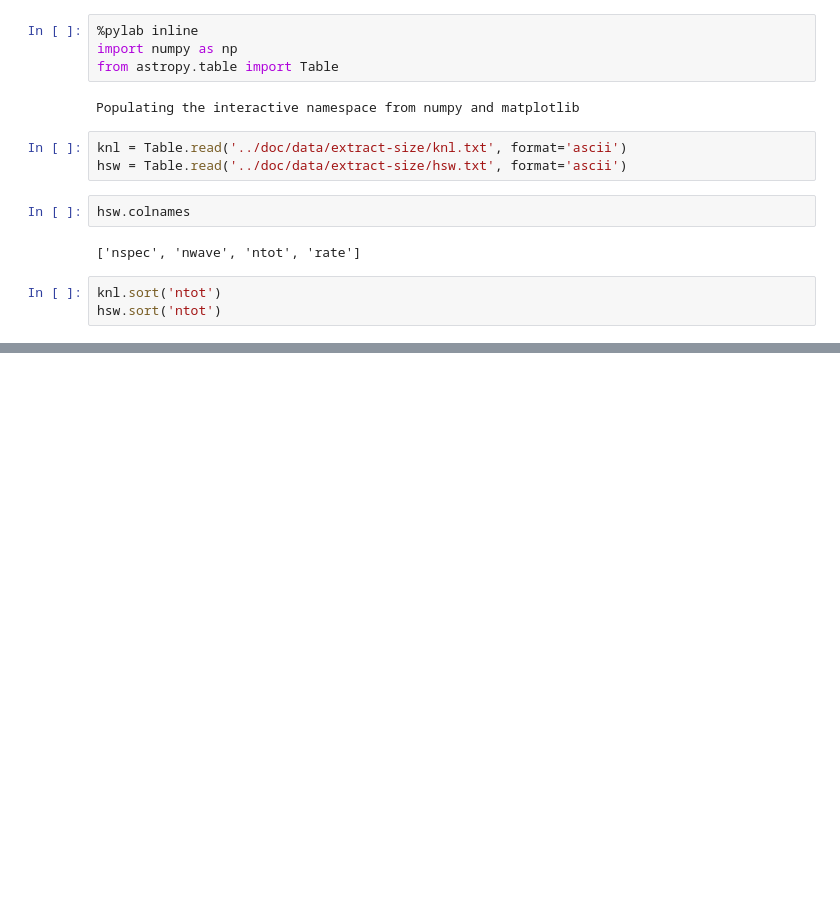
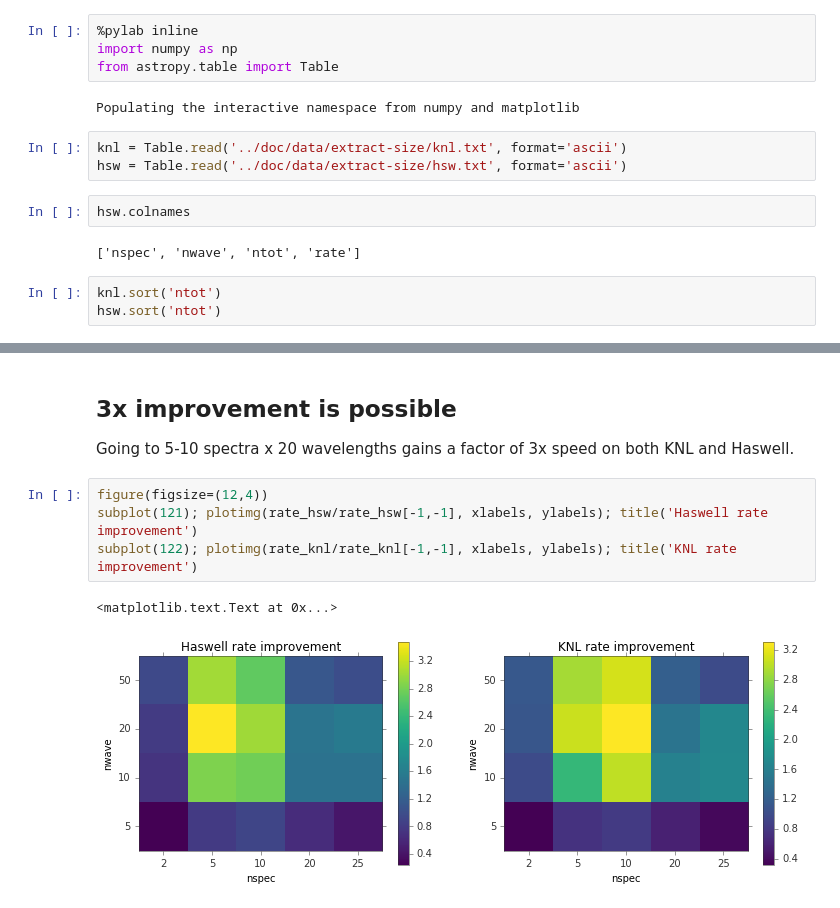
Before and after one commit to sbailey/knltest, a Jupyter notebook: doc/extract-size.ipynb, the cells around one changed output, grey strips where cells are left out. Saved outputs shown, nothing was run; the diff lists cells and outputs as text; blank space fills up the shorter version.

```diff
--- a/doc/extract-size.ipynb
+++ b/doc/extract-size.ipynb
@@ -79,0 +74,11 @@ xlabel('nwave')
+# %% [markdown]
+## 3x improvement is possible ##
+
+Going to 5-10 spectra x 20 wavelengths gains a factor of 3x speed on both KNL and Haswell.
+# %%
+figure(figsize=(12,4))
+subplot(121); plotimg(rate_hsw/rate_hsw[-1,-1], xlabels, ylabels); title('Haswell rate improvement')
+subplot(122); plotimg(rate_knl/rate_knl[-1,-1], xlabels, ylabels); title('KNL rate improvement')
+# %% [output]
+<matplotlib.text.Text at 0x...>
+[figure, added]
```
Also changed, not shown: parts of 12 cells of this notebook.
